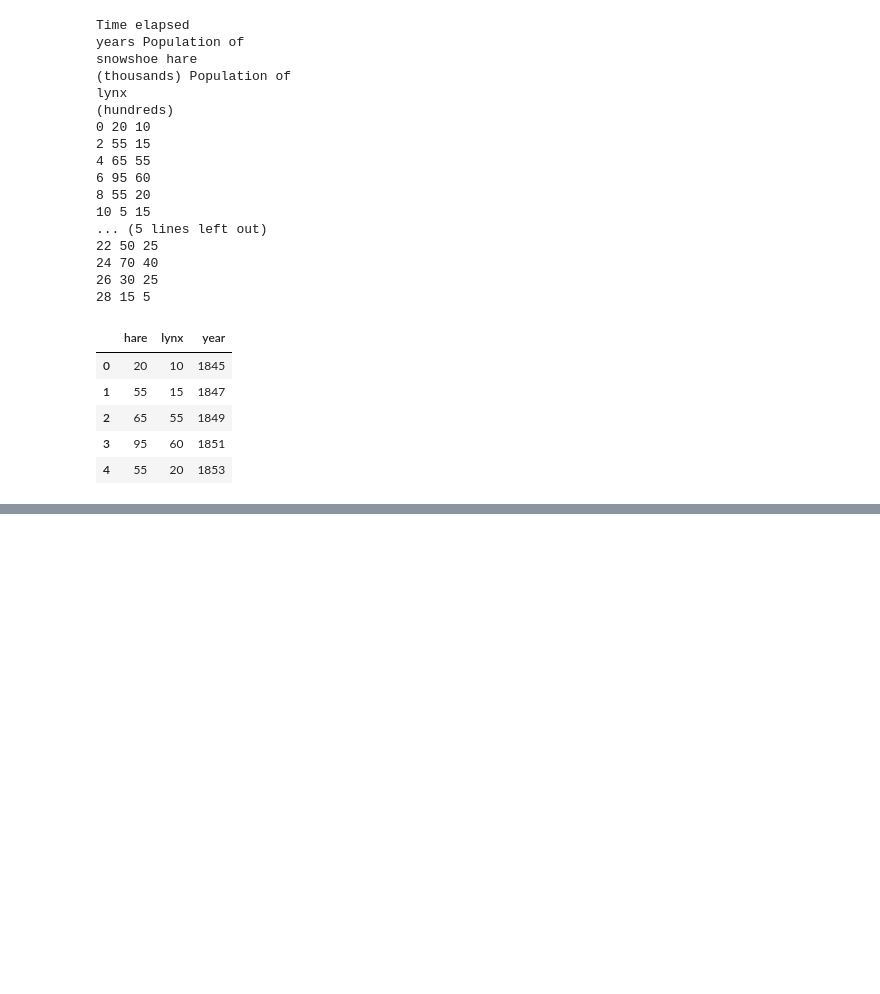
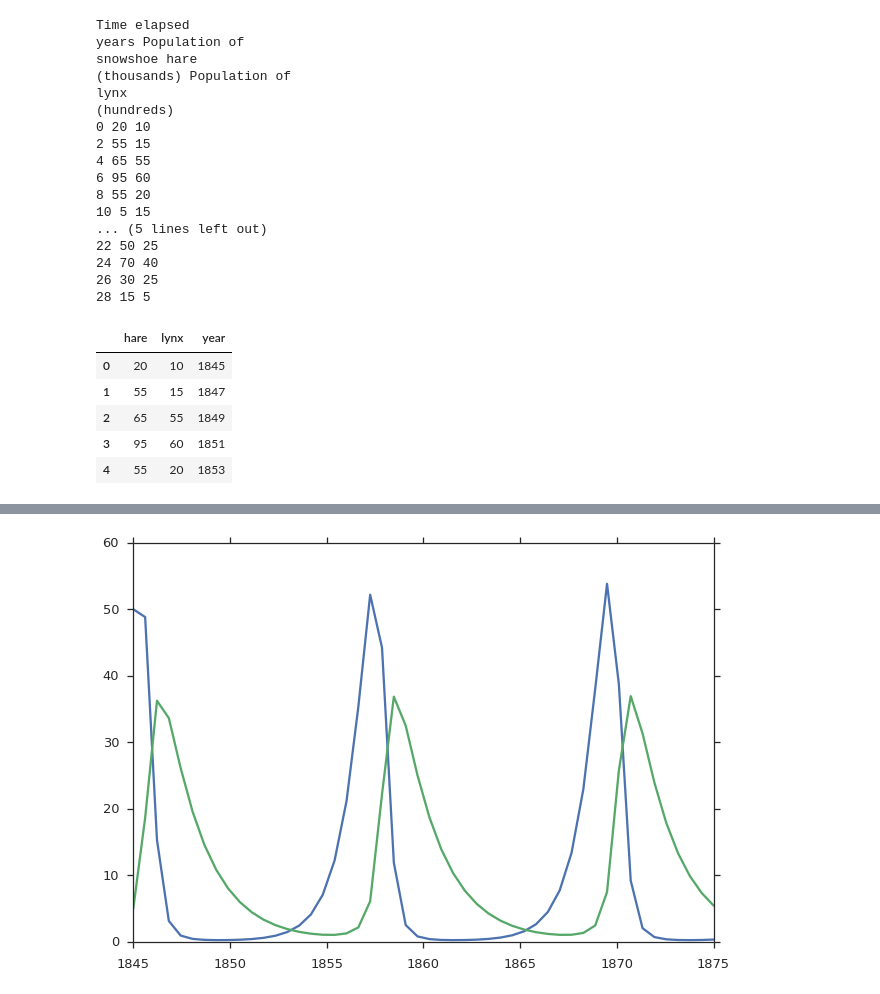
Before and after one commit to Py4Life/TAU2015, a Jupyter notebook: lecture10.ipynb, the cells around one changed output, grey strips where cells are left out. Saved outputs shown, nothing was run; the diff lists cells and outputs as text; code cells hidden in the pictures; blank space fills up the shorter version.

```diff
--- a/lecture10.ipynb
+++ b/lecture10.ipynb
@@ -62,0 +145,6 @@ sns.despine()
+# %%
+def lotka_volterra(y,t,a,b,c,d):
+    H,L = y
+    dHdt = a * H - b * H * L
+    dLdt = c * H * L - d * L
+    return dHdt, dLdt
@@ -62,0 +154,10 @@ sns.despine()
+# %%
+def integrate_lotka_volterra(t,a=1,b=0.1,c=0.05,d=0.5,H0=10,L0=1):
+    y = odeint(lotka_volterra, (H0,L0), t, args=(a,b,c,d))
+    return y
+# %%
+t = linspace(1845,1875)
+y = integrate_lotka_volterra(t, 1, 0.1, 0.05, 0.5, 50, 5)
+plot(t,y);
+# %% [output]
+[figure, added]
```
Also changed, not shown: parts of 28 cells of this notebook.
